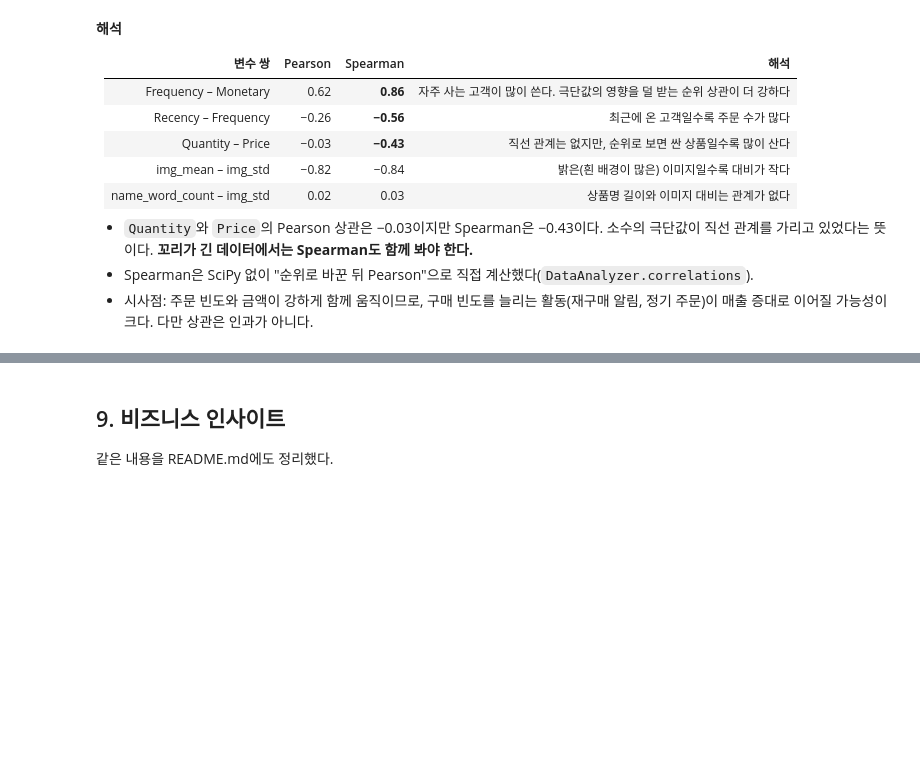
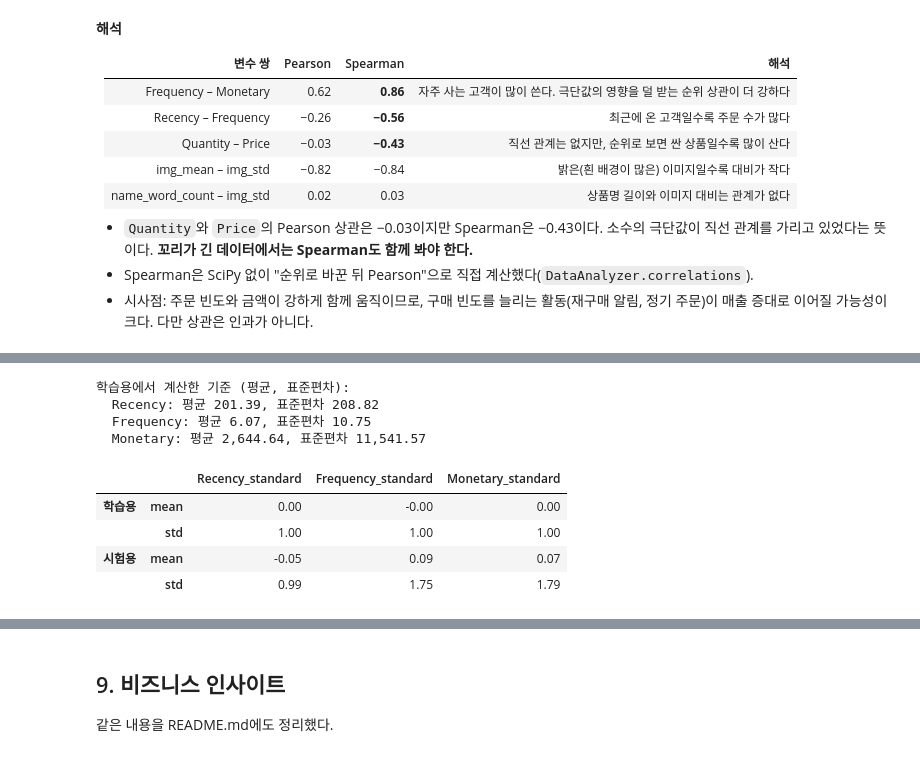
Before and after one commit to ashofrondol/codyssey_A1-1, a Jupyter notebook: notebooks/analysis_report.ipynb, the cells around one changed output, grey strips where cells are left out. Saved outputs shown, nothing was run; the diff lists cells and outputs as text; code cells hidden in the pictures; blank space fills up the shorter version.

```diff
--- a/notebooks/analysis_report.ipynb
+++ b/notebooks/analysis_report.ipynb
@@ -969,0 +1061,23 @@ pr.df.groupby("masterCategory")[["img_mean", "img_std", "name_word_count"]].mean
+# %%
+# 데이터 누수 방지: 기준(평균, 표준편차)은 학습용 고객으로만 계산하고, 시험용 고객에는 그 기준을 그대로 쓴다
+idx = rng.permutation(len(rfm))
+cut = int(len(rfm) * 0.8)
+train = DataAnalyzer(df=rfm[cols].iloc[idx[:cut]].copy())
+test = DataAnalyzer(df=rfm[cols].iloc[idx[cut:]].copy())
+train_params = train.scale(cols, method="standard")             # 학습용으로 기준을 계산
+test.scale(cols, method="standard", params=train_params)       # 시험용은 계산하지 않고 그 기준을 적용
+print("학습용에서 계산한 기준 (평균, 표준편차):")
+for c, (center, width) in train_params.items():
+    print(f"  {c}: 평균 {center:,.2f}, 표준편차 {width:,.2f}")
+pd.concat({"학습용": train.df[[c + "_standard" for c in cols]].agg(["mean", "std"]),
+           "시험용": test.df[[c + "_standard" for c in cols]].agg(["mean", "std"])}).round(3)
+# %% [output]
+학습용에서 계산한 기준 (평균, 표준편차):
+  Recency: 평균 201.39, 표준편차 208.82
+  Frequency: 평균 6.07, 표준편차 10.75
+  Monetary: 평균 2,644.64, 표준편차 11,541.57
+|  |  | Recency_standard | Frequency_standard | Monetary_standard |
+| 학습용 | mean | 0.00 | -0.00 | 0.00 |
+|  | std | 1.00 | 1.00 | 1.00 |
+| 시험용 | mean | -0.05 | 0.09 | 0.07 |
+|  | std | 0.99 | 1.75 | 1.79 |
```
Also changed, not shown: parts of 8 cells of this notebook, 8 other files.
